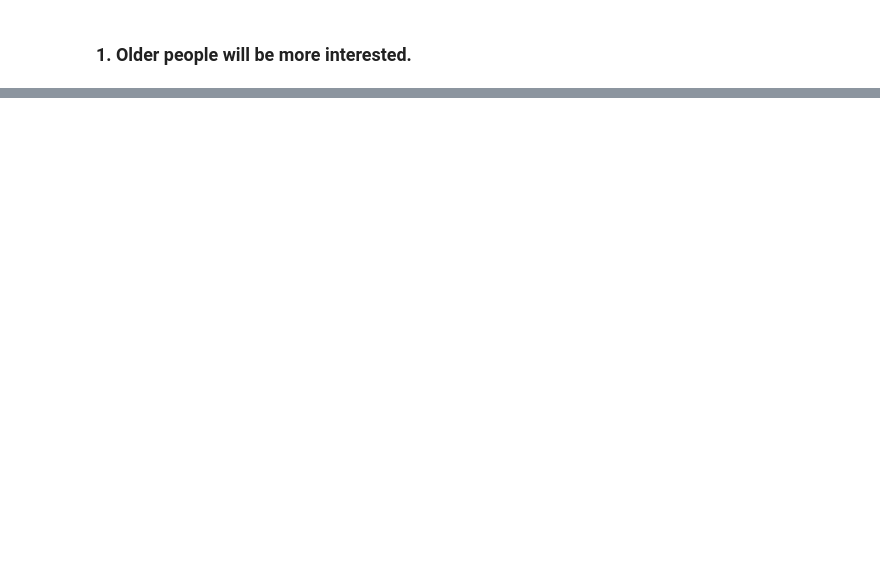
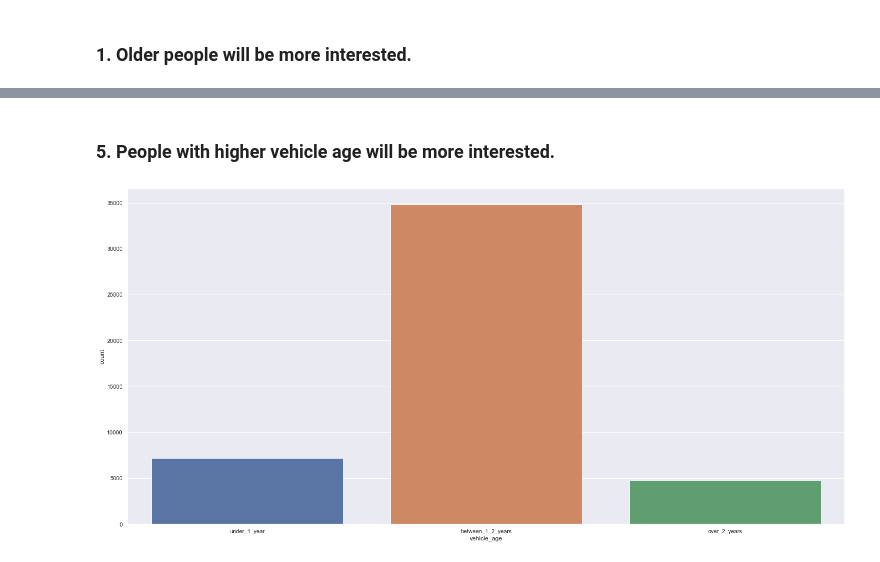
Before and after one commit to gustavo-chagas/health-cross-sell, a Jupyter notebook: p03-health-cross-sell.ipynb, the cells around one changed output, grey strips where cells are left out. Drawn from its saved outputs; the diff is of its cells as text; code cells hidden in the pictures; blank space fills up the shorter version.

```diff
--- a/p03-health-cross-sell.ipynb
+++ b/p03-health-cross-sell.ipynb
@@ -268,0 +333,8 @@ plt.xticks(rotation=90);
+# %% [markdown]
+### 5. People with higher vehicle age will be more interested.
+# %%
+h5 = aux32
+order = ['under_1_year','between_1_2_years','over_2_years']
+sns.countplot(h5['vehicle_age'],order=order);
+# %% [output]
+[figure, added]
```
Also changed, not shown: parts of 14 cells of this notebook.
